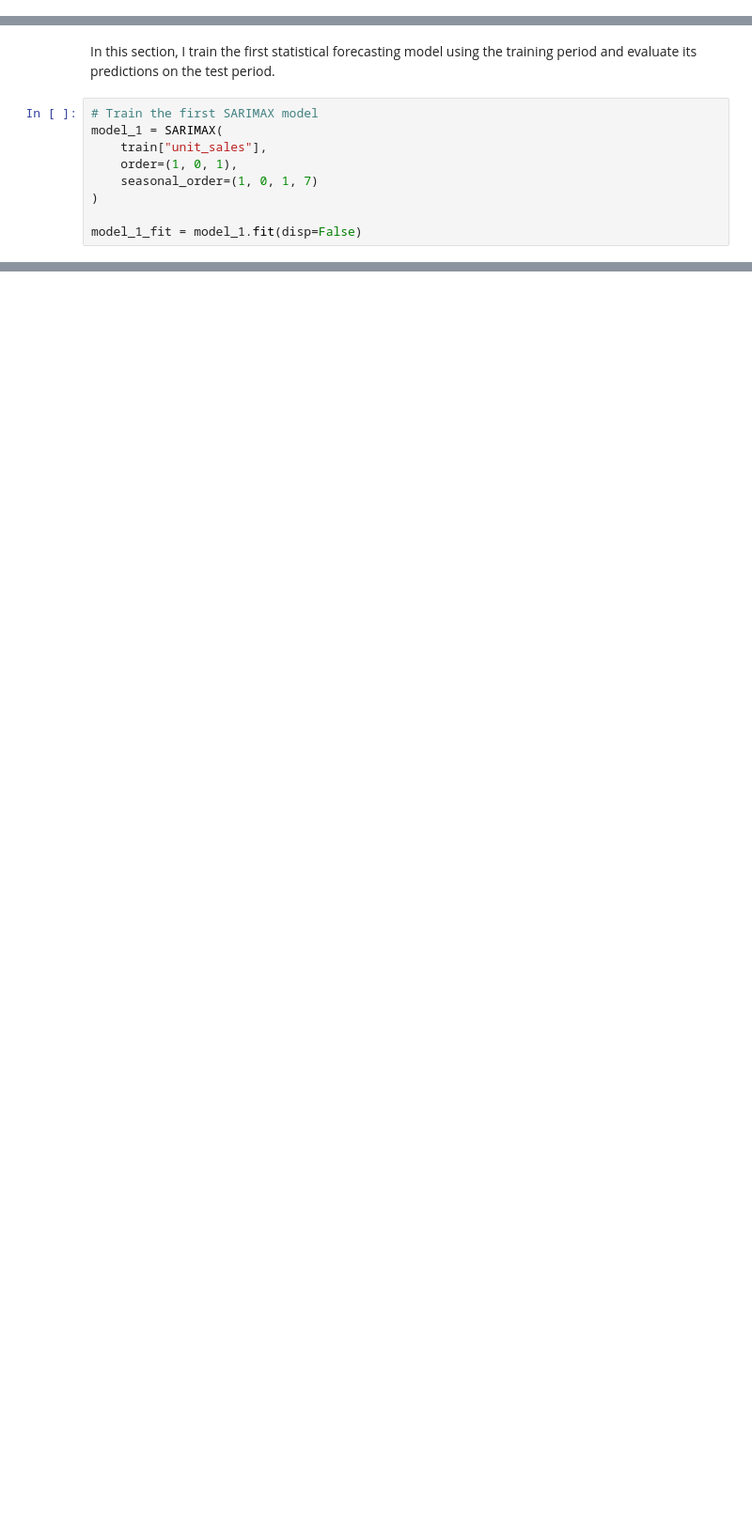
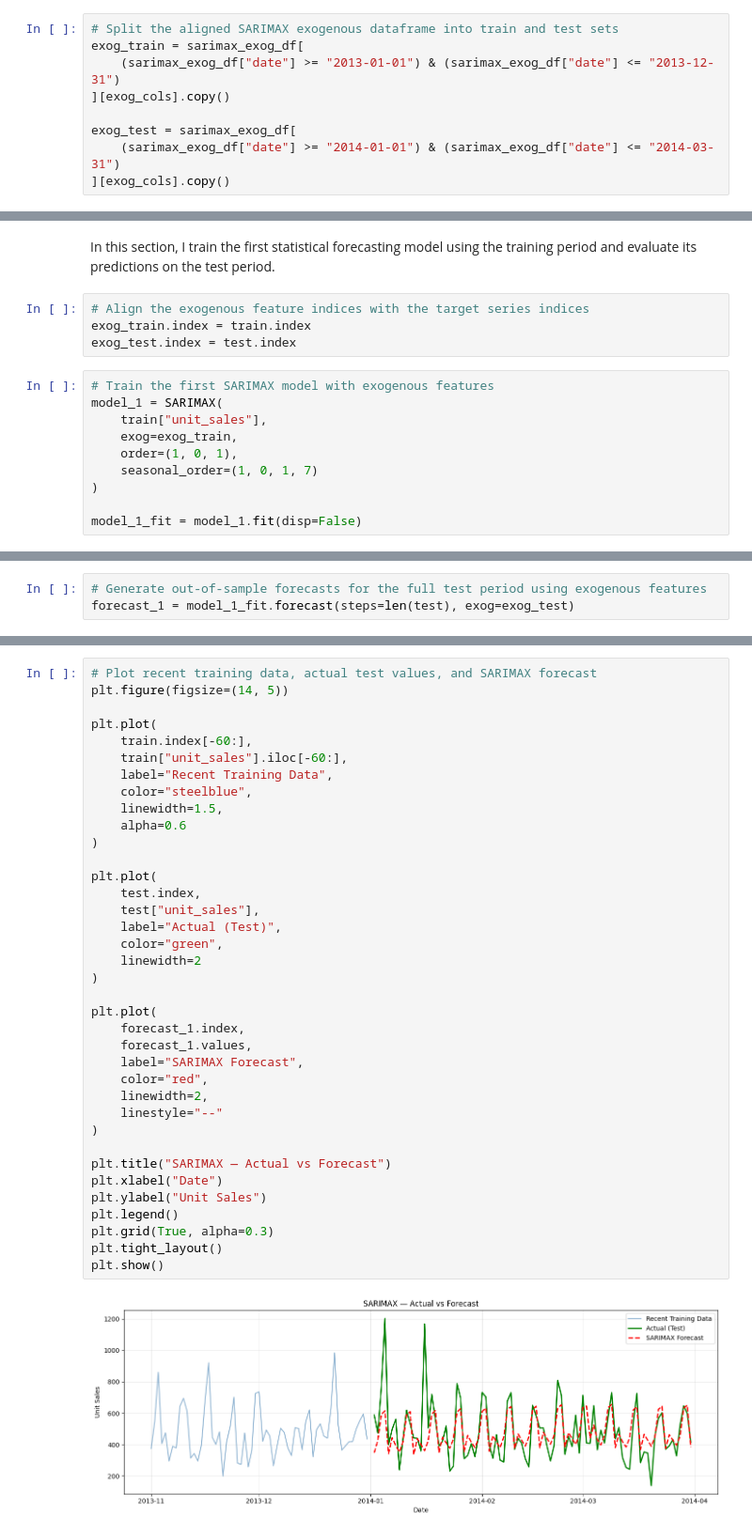
Before and after one commit to sergey-kasatov/time-series-forecasting-project, a Jupyter notebook: notebooks/week2/03_statistical_models.ipynb, the cells around one changed output, grey strips where cells are left out. Shown at 94% size. Saved outputs shown, nothing was run; the diff lists cells and outputs as text; blank space fills up the shorter version.

```diff
--- a/notebooks/week2/03_statistical_models.ipynb
+++ b/notebooks/week2/03_statistical_models.ipynb
@@ -303,0 +470,9 @@ The exogenous feature dataframe does not align with the target training series,
+# %%
+# Split the aligned SARIMAX exogenous dataframe into train and test sets
+exog_train = sarimax_exog_df[
+    (sarimax_exog_df["date"] >= "2013-01-01") & (sarimax_exog_df["date"] <= "2013-12-31")
+][exog_cols].copy()
+
+exog_test = sarimax_exog_df[
+    (sarimax_exog_df["date"] >= "2014-01-01") & (sarimax_exog_df["date"] <= "2014-03-31")
+][exog_cols].copy()
@@ -306,9 +493,14 @@ The exogenous feature dataframe does not align with the target training series,
 # %% [markdown]
 In this section, I train the first statistical forecasting model using the training period and evaluate its predictions on the test period.
+# %%
+# Align the exogenous feature indices with the target series indices
+exog_train.index = train.index
+exog_test.index = test.index
 # %%
-# Train the first SARIMAX model
+# Train the first SARIMAX model with exogenous features
 model_1 = SARIMAX(
     train["unit_sales"],
+    exog=exog_train,
     order=(1, 0, 1),
     seasonal_order=(1, 0, 1, 7)
 )
@@ -322,0 +530,3 @@ print(model_1_fit.summary())
+# %%
+# Generate out-of-sample forecasts for the full test period using exogenous features
+forecast_1 = model_1_fit.forecast(steps=len(test), exog=exog_test)
@@ -323 +553,40 @@ print(model_1_fit.summary())
+# %%
+# Plot recent training data, actual test values, and SARIMAX forecast
+plt.figure(figsize=(14, 5))
+
+plt.plot(
+    train.index[-60:],
+    train["unit_sales"].iloc[-60:],
+    label="Recent Training Data",
+    color="steelblue",
+    linewidth=1.5,
+    alpha=0.6
+)
+
+plt.plot(
+    test.index,
+    test["unit_sales"],
+    label="Actual (Test)",
+    color="green",
+    linewidth=2
+)
+
+plt.plot(
+    forecast_1.index,
+    forecast_1.values,
+    label="SARIMAX Forecast",
+    color="red",
+    linewidth=2,
+    linestyle="--"
+)
+
+plt.title("SARIMAX — Actual vs Forecast")
+plt.xlabel("Date")
+plt.ylabel("Unit Sales")
+plt.legend()
+plt.grid(True, alpha=0.3)
+plt.tight_layout()
+plt.show()
+# %% [output]
+[figure, added]
 # %%
```
Also changed, not shown: parts of 56 cells of this notebook.
